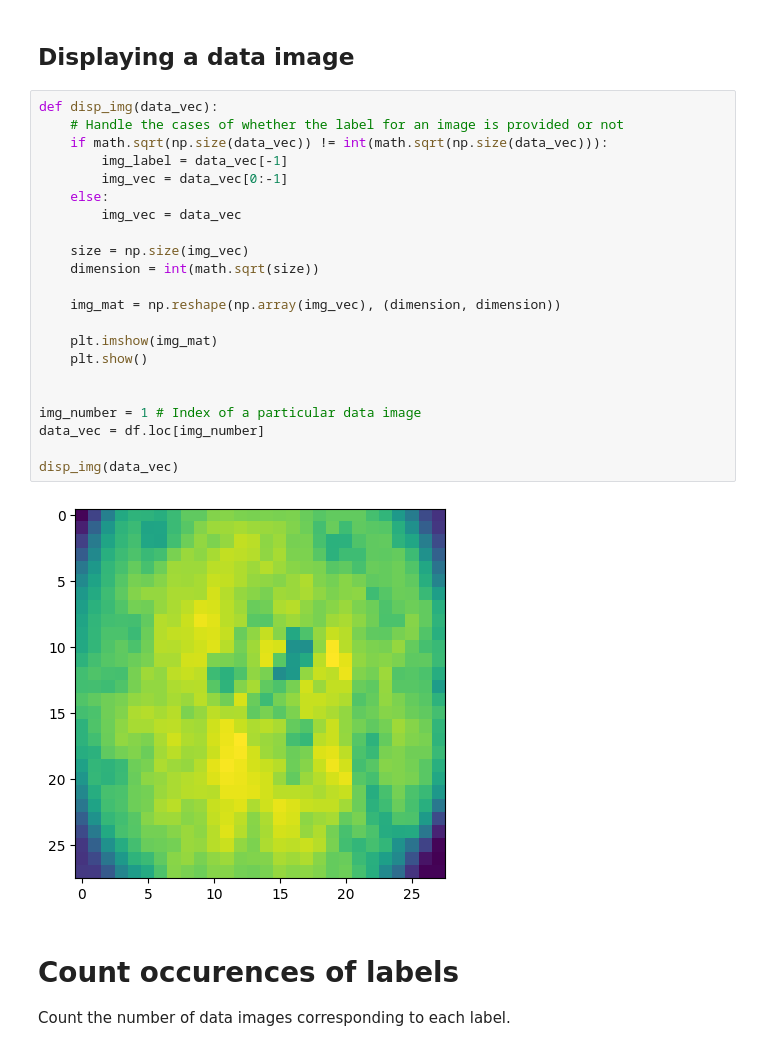
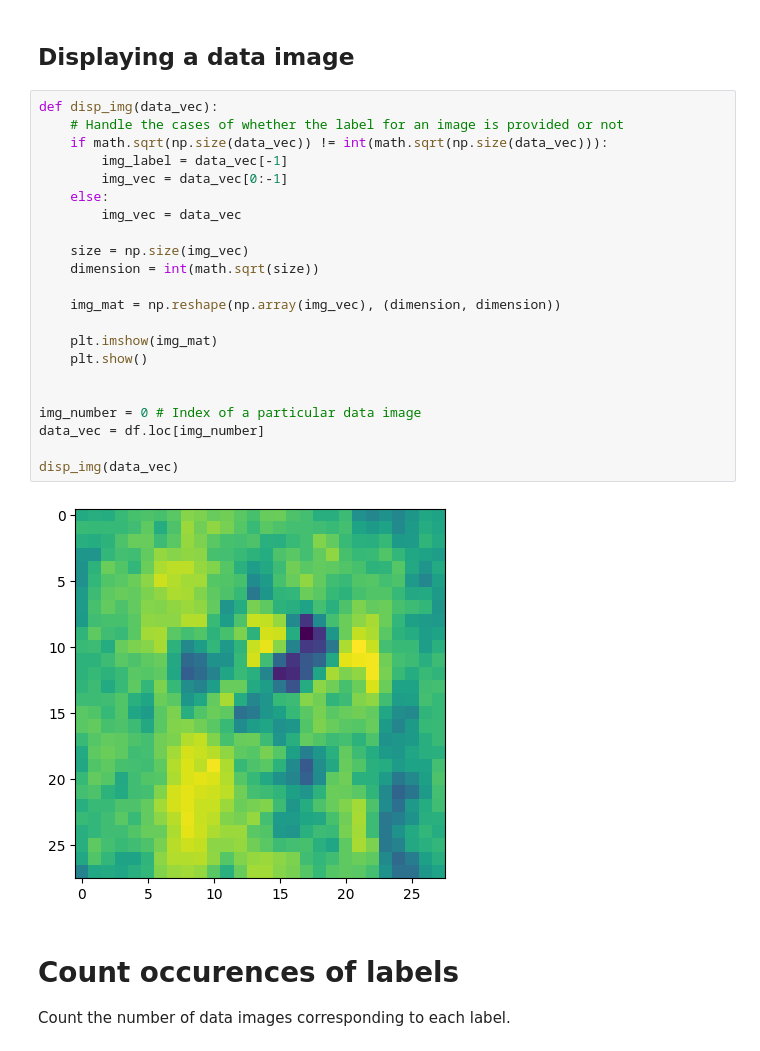
Before and after one commit to lusxvr/cogs118b_finalProject, a Jupyter notebook: test.ipynb, the cells around one changed output. Cells and saved outputs as stored; diff of their text form.

```diff
--- a/test.ipynb
+++ b/test.ipynb
@@ -41,27 +41,27 @@ print(df) # Shape (#images, h*w+1) (here: (10015, 785))
 # %%
 def disp_img(data_vec):
     # Handle the cases of whether the label for an image is provided or not
     if math.sqrt(np.size(data_vec)) != int(math.sqrt(np.size(data_vec))):
         img_label = data_vec[-1]
         img_vec = data_vec[0:-1]
     else:
         img_vec = data_vec
 
     size = np.size(img_vec)
     dimension = int(math.sqrt(size))
 
     img_mat = np.reshape(np.array(img_vec), (dimension, dimension))
 
     plt.imshow(img_mat)
     plt.show()
 
 
-img_number = 1 # Index of a particular data image
+img_number = 0 # Index of a particular data image
 data_vec = df.loc[img_number]
 
 disp_img(data_vec)
 # %% [output]
-[figure, old version]
+[figure, new version]
 # %% [markdown]
 # Count occurences of labels
 Count the number of data images corresponding to each label.
```
Also changed, not shown: parts of 12 cells of this notebook.
